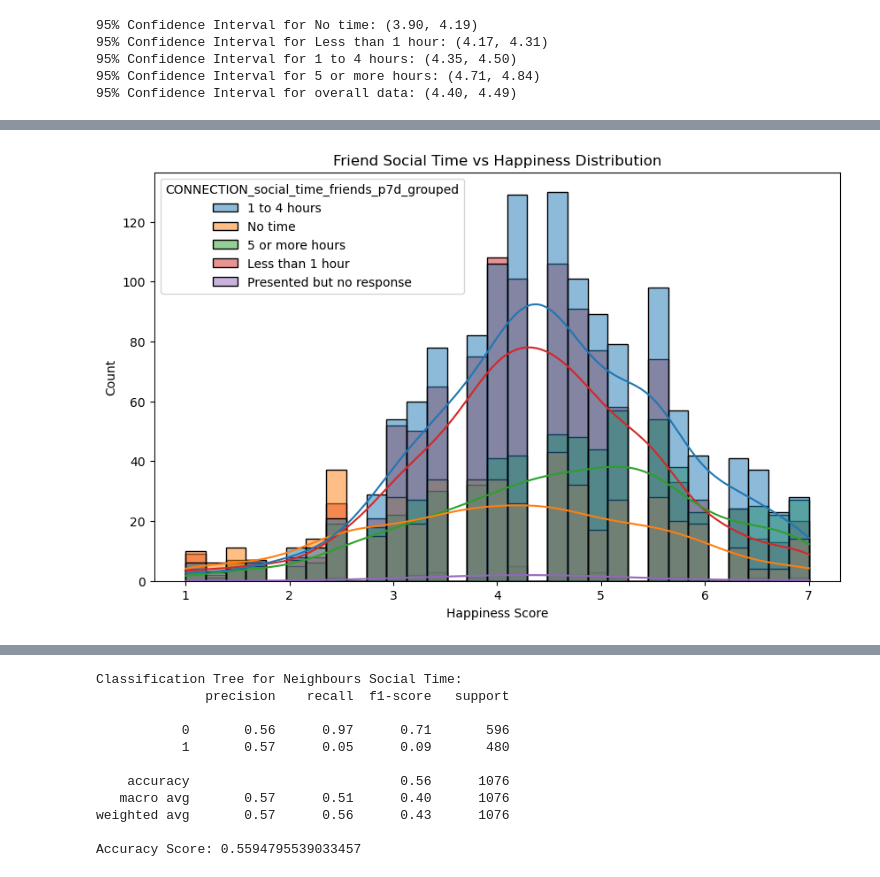
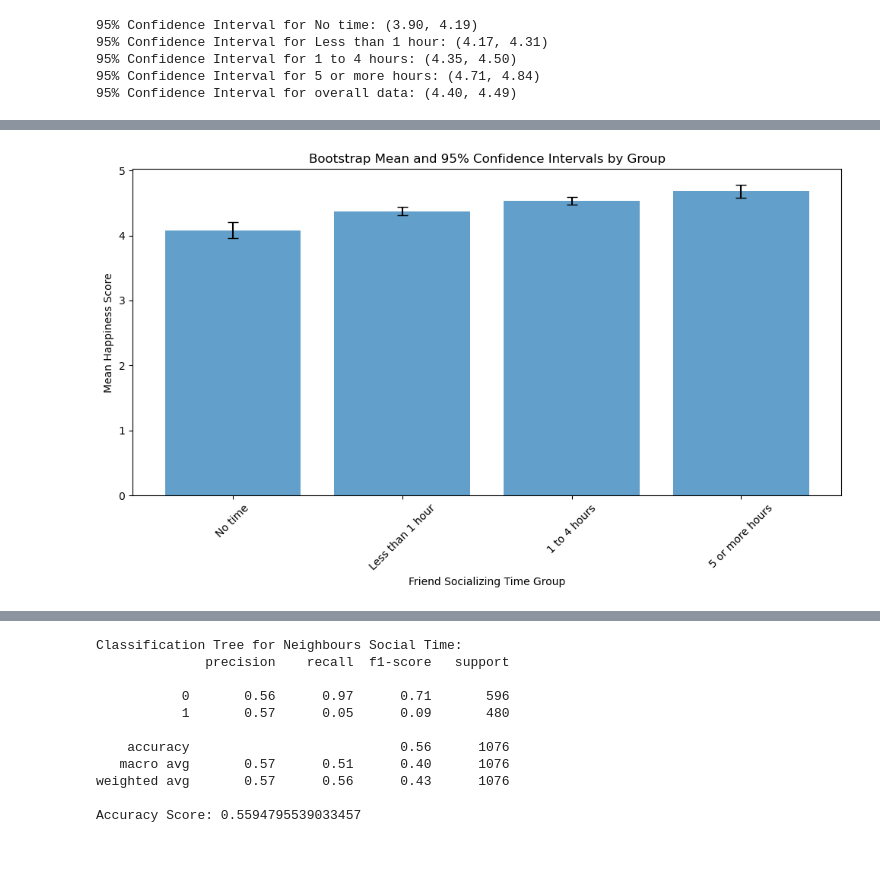
Before and after one commit to carpediemlv/hw, a Jupyter notebook: STA project data.ipynb, the cells around one changed output, grey strips where cells are left out. Saved outputs shown, nothing was run; the diff lists cells and outputs as text; code cells hidden in the pictures.

```diff
--- a/STA project data.ipynb
+++ b/STA project data.ipynb
@@ -88,49 +88,87 @@ import pandas as pd
 import numpy as np
 import matplotlib.pyplot as plt
 import seaborn as sns
-from sklearn.preprocessing import LabelEncoder
+from scipy.stats import f_oneway
 
-# Load dataset
-data = pd.read_csv('https://raw.githubusercontent.com/pointOfive/stat130chat130/main/CP/CSCS_data_anon.csv', low_memory=False)
+# Load the data with low_memory=False to avoid dtype warnings
+url = "https://raw.githubusercontent.com/pointOfive/stat130chat130/main/CP/CSCS_data_anon.csv"
+data = pd.read_csv(url, low_memory=False)
 
 # Filter relevant columns
-friends_data = data[['CONNECTION_social_time_friends_p7d_grouped', 'WELLNESS_subjective_happiness_scale_score']].dropna()
+social_time_column = 'CONNECTION_social_time_friends_p7d_grouped'
+happiness_column = 'WELLNESS_subjective_happiness_scale_score'
+data = data[[social_time_column, happiness_column]]
 
-# Convert categorical variable into numerical values
-label_encoder = LabelEncoder()
-friends_data['social_time_encoded'] = label_encoder.fit_transform(friends_data['CONNECTION_social_time_friends_p7d_grouped'])
+# Step 1: Data cleaning
+# Drop rows with missing values in the selected columns
+data = data.dropna(subset=[social_time_column, happiness_column])
 
-# Data visualization
+# Step 2: Ensure proper data types
+# If 'happiness_column' is not numeric, convert it (coerce invalid entries to NaN and drop them)
+data[happiness_column] = pd.to_numeric(data[happiness_column], errors='coerce')
+data = data.dropna(subset=[happiness_column])  # Drop rows where conversion failed
+
+# Ensure 'social_time_column' is a string type for proper grouping
+data[social_time_column] = data[social_time_column].astype(str)
+
+# Step 3: Extract data for each group
+groups = ['No time', 'Less than 1 hour', '1 to 4 hours', '5 or more hours']
+group_data = {group: data[data[social_time_column] == group][happiness_column] for group in groups}
+
+# Step 4: Bootstrap function to calculate mean and confidence intervals
+def bootstrap_mean(data, n_bootstrap=10000):
+    means = []
+    for _ in range(n_bootstrap):
+        sample = np.random.choice(data, size=len(data), replace=True)
+        means.append(np.mean(sample))
+    return np.mean(means), np.percentile(means, [2.5, 97.5])
+
+# Perform bootstrap for each group
+bootstrap_results = {group: bootstrap_mean(group_data[group].values) for group in groups}
+
+# Step 5: Compare group means using ANOVA
+anova_result = f_oneway(*(group_data[group].values for group in groups))
+
+# Output results
+results = pd.DataFrame({
+    "Group": groups,
+    "Bootstrap Mean": [bootstrap_results[group][0] for group in groups],
+    "95% CI Lower": [bootstrap_results[group][1][0] for group in groups],
+    "95% CI Upper": [bootstrap_results[group][1][1] for group in groups]
+})
+
+# Display results
+print("Bootstrap Results (Mean and Confidence Intervals):")
+print(results)
+print("\nANOVA Result:")
+print(f"F-statistic: {anova_result.statistic}, p-value: {anova_result.pvalue}")
+
+# Optional: Visualization of group means
 plt.figure(figsize=(10, 6))
-sns.histplot(friends_data, x='WELLNESS_subjective_happiness_scale_score', hue='CONNECTION_social_time_friends_p7d_grouped', kde=True)
+results_sorted = results.sort_values(by='Group', key=lambda x: x.map({'No time': 0, 'Less than 1 hour': 1, '1 to 4 hours': 2, '5 or more hours': 3}))
+plt.bar(results_sorted['Group'], results_sorted['Bootstrap Mean'], yerr=[
+    results_sorted['Bootstrap Mean'] - results_sorted['95% CI Lower'],
+    results_sorted['95% CI Upper'] - results_sorted['Bootstrap Mean']
+], capsize=5, alpha=0.7)
+plt.title('Bootstrap Mean and 95% Confidence Intervals by Group')
+plt.ylabel('Mean Happiness Score')
+plt.xlabel('Friend Socializing Time Group')
+plt.xticks(rotation=45)
+plt.tight_layout()
+plt.show()
+
+# Visualizing distribution
+plt.figure(figsize=(10, 6))
+data[social_time_column] = pd.Categorical(data[social_time_column], categories=['No time', 'Less than 1 hour', '1 to 4 hours', '5 or more hours'], ordered=True)
+sns.histplot(data, x=happiness_column, hue=social_time_column, kde=True)
 plt.xlabel('Happiness Score')
 plt.title('Friend Social Time vs Happiness Distribution')
 plt.show()
 
 plt.figure(figsize=(10, 6))
-sns.boxplot(data=friends_data, x='CONNECTION_social_time_friends_p7d_grouped', y='WELLNESS_subjective_happiness_scale_score')
+sns.boxplot(data=data, x=social_time_column, y=happiness_column, order=['No time', 'Less than 1 hour', '1 to 4 hours', '5 or more hours'])
 plt.xlabel('Friend Socializing Time Group')
 plt.ylabel('Subjective Happiness Scale Score')
 plt.title('Happiness Score by Socializing Time with Friends')
 plt.show()
-
-# Perform bootstrapping for hypothesis testing
-n_iterations = 1000
-observed_means = friends_data.groupby('CONNECTION_social_time_friends_p7d_grouped')['WELLNESS_subjective_happiness_scale_score'].mean()
-
-bootstrap_means = []
-
-for i in range(n_iterations):
-    bootstrap_sample = friends_data.sample(frac=1, replace=True)
-    bootstrap_group_means = bootstrap_sample.groupby('CONNECTION_social_time_friends_p7d_grouped')['WELLNESS_subjective_happiness_scale_score'].mean()
-    bootstrap_means.append(bootstrap_group_means)
-
-# Test statistics
-p_values = {}
-for group in observed_means.index:
-    greater_count = sum([bm[group] > observed_means[group] for bm in bootstrap_means])
-    p_values[group] = greater_count / n_iterations
-
-print("\nP-values for each friend socialising time group:")
-print(p_values)
 # %% [output]
@@ -137 +184 @@ print(p_values)
-[figure, old version]
+[figure, new version]
```
Also changed, not shown: parts of 1 cell of this notebook.
